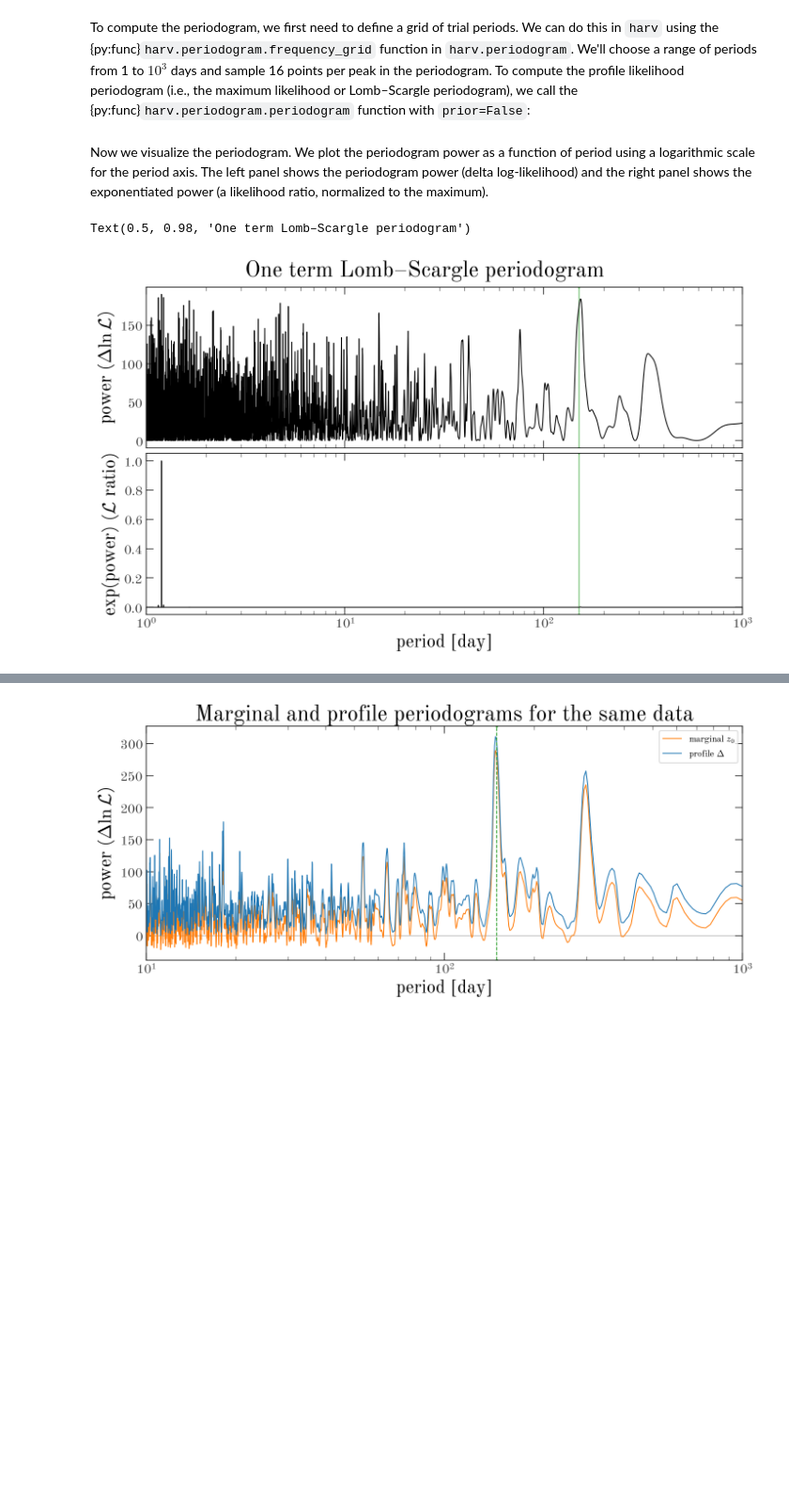
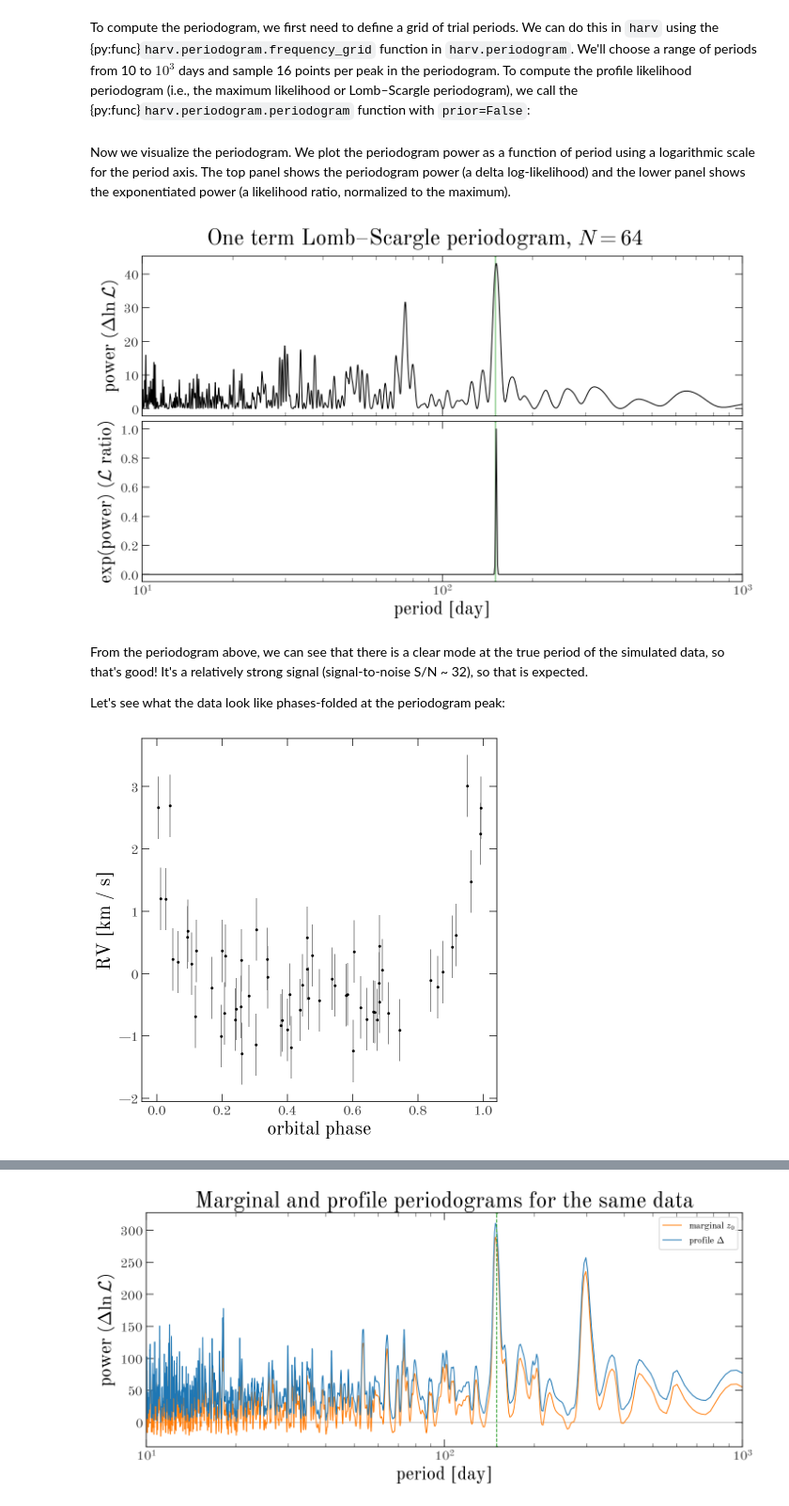
Before and after one commit to adrn/harv, a Jupyter notebook: docs/tutorials/case-studies/kepler-periodogram.ipynb, the cells around one changed output, grey strips where cells are left out. Shown at 94% size. Drawn from its saved outputs; the diff is of its cells as text; code cells hidden in the pictures; blank space fills up the shorter version.

```diff
--- a/docs/tutorials/case-studies/kepler-periodogram.ipynb
+++ b/docs/tutorials/case-studies/kepler-periodogram.ipynb
@@ -55,3 +57,3 @@ _ = data_12.plot(ax=ax)
 # %% [markdown]
-To compute the periodogram, we first need to define a grid of trial periods. We can do this in `harv` using the {py:func}`harv.periodogram.frequency_grid` function in `harv.periodogram`. We'll choose a range of periods from 1 to $10^3$ days and sample 16 points per peak in the periodogram. To compute the profile likelihood periodogram (i.e., the maximum likelihood or Lomb–Scargle periodogram), we call the {py:func}`harv.periodogram.periodogram` function with `prior=False`:
+To compute the periodogram, we first need to define a grid of trial periods. We can do this in `harv` using the {py:func}`harv.periodogram.frequency_grid` function in `harv.periodogram`. We'll choose a range of periods from 10 to $10^3$ days and sample 16 points per peak in the periodogram. To compute the profile likelihood periodogram (i.e., the maximum likelihood or Lomb–Scargle periodogram), we call the {py:func}`harv.periodogram.periodogram` function with `prior=False`:
 # %%
@@ -63,5 +65,5 @@ profile_pgram_nterms1 = hp.periodogram(data_12, grid, prior=False, n_terms=1)
 # %% [markdown]
-Now we visualize the periodogram. We plot the periodogram power as a function of period using a logarithmic scale for the period axis. The left panel shows the periodogram power (delta log-likelihood) and the right panel shows the exponentiated power (a likelihood ratio, normalized to the maximum).
+Now we visualize the periodogram. We plot the periodogram power as a function of period using a logarithmic scale for the period axis. The top panel shows the periodogram power (a delta log-likelihood) and the lower panel shows the exponentiated power (a likelihood ratio, normalized to the maximum).
 # %%
 def plot_periodogram(pgram):
     fig, axes = plt.subplots(
@@ -110,8 +112,17 @@ def plot_periodogram(pgram):
 
 
 fig, _ = plot_periodogram(profile_pgram_nterms1)
-fig.suptitle("One term Lomb–Scargle periodogram", fontsize=24)
+_ = fig.suptitle(
+    f"One term Lomb–Scargle periodogram, $N={data_1.n_times}$", fontsize=24
+)
 # %% [output]
-Text(0.5, 0.98, 'One term Lomb–Scargle periodogram')
-[figure, old version]
+[figure, new version]
+# %% [markdown]
+From the periodogram above, we can see that there is a clear mode at the true period of the simulated data, so that's good! It's a relatively strong signal (signal-to-noise S/N ~ 32), so that is expected.
+
+Let's see what the data look like phases-folded at the periodogram peak:
+# %%
+_ = data_1.plot(phase_fold=profile_pgram_nterms1.max_period())
+# %% [output]
+[figure, added]
 # %% [markdown]
```
Also changed, not shown: parts of 22 cells of this notebook.
